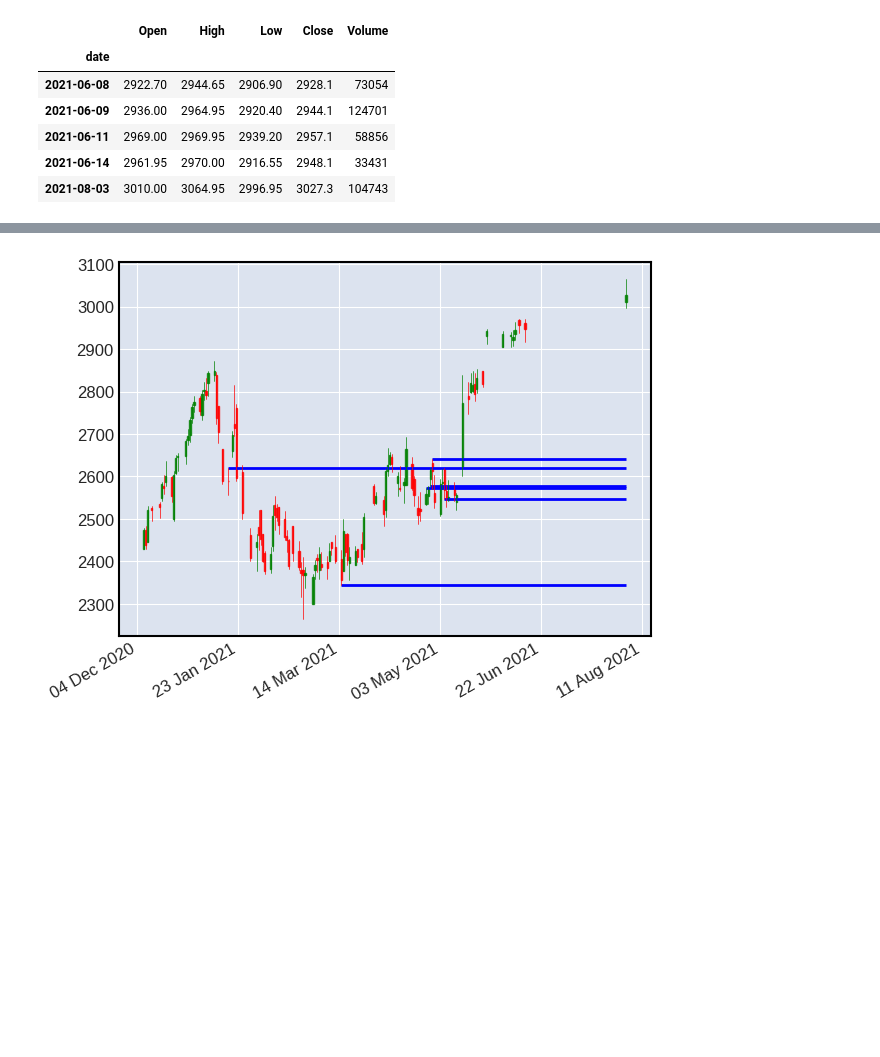
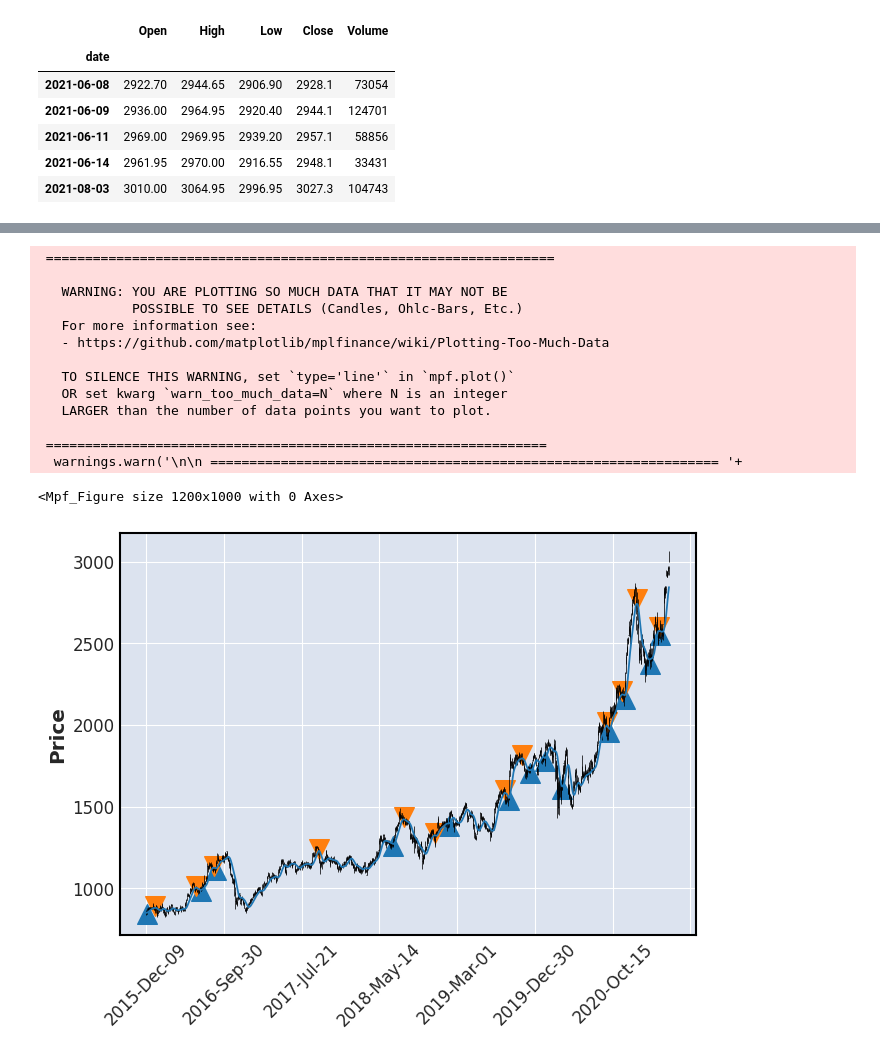
Before and after one commit to anshulthakur/experimental, a Jupyter notebook: analytics/stocks/Stocks Visualization.ipynb, the cells around one changed output, grey strips where cells are left out. Saved outputs shown, nothing was run; the diff lists cells and outputs as text; code cells hidden in the pictures; blank space fills up the shorter version.

```diff
--- a/analytics/stocks/Stocks Visualization.ipynb
+++ b/analytics/stocks/Stocks Visualization.ipynb
@@ -229,3 +275,31 @@ for i in range(2,df.shape[0]-2):
+# %%
+#Find maximas and minimas on the EMA values now
+import numpy as np
+min_levels = [np.nan]
+max_levels = [np.nan]
+
+for i in range(1,df.shape[0]-1):
+  if isMinima(df,i):
+    #min_levels.append((i,df['EMA_SMA'][i]))
+    #min_levels.append(df['EMA_SMA'][i]*0.99)
+    if isFarFromLevel(df['EMA_SMA'][i], margin, min_levels):
+        min_levels.append(df['EMA_SMA'][i]*0.99)
+    else:
+        min_levels.append(np.nan)
+  else:
+    min_levels.append(np.nan)
+  if isMaxima(df,i):
+    #max_levels.append((i,df['EMA_SMA'][i]))
+    #max_levels.append(df['EMA_SMA'][i]*1.01)
+    if isFarFromLevel(df['EMA_SMA'][i], margin, max_levels):
+      max_levels.append(df['EMA_SMA'][i]*1.01)
+    else:
+      max_levels.append(np.nan)
+  else:
+    max_levels.append(np.nan)
+
+min_levels.append(np.nan)
+max_levels.append(np.nan)
 # %%
 def plot_all(df, levels):
   fig, ax = plt.subplots()
@@ -252,9 +326,32 @@ df.head()
 # %%
 from matplotlib.dates import date2num
-df_1 = df.reset_index()
-df_1['date'] = date2num(df_1['date'])
-df_1.head()
+#df_1 = df.reset_index()
+#df_1['date'] = date2num(df_1['date'])
+#df_1.head()
 
-plot_all(df_1, levels)
+#plot_all(df_1, levels)
+fig = mpf.figure(style='yahoo', figsize=(12,10))
+
+#print(len(min_levels))
+#print(len(max_levels))
+#print(len(df))
+ap = [mpf.make_addplot(df['EMA_SMA']),
+      mpf.make_addplot(min_levels, type='scatter', markersize=200,marker='^'),
+      mpf.make_addplot(max_levels, type='scatter', markersize=200,marker='v')]
+mpf.plot(df, addplot = ap)
 # %% [output]
+ =================================================================
+
+   WARNING: YOU ARE PLOTTING SO MUCH DATA THAT IT MAY NOT BE
+            POSSIBLE TO SEE DETAILS (Candles, Ohlc-Bars, Etc.)
+   For more information see:
+   - https://github.com/matplotlib/mplfinance/wiki/Plotting-Too-Much-Data
+
+   TO SILENCE THIS WARNING, set `type='line'` in `mpf.plot()`
+   OR set kwarg `warn_too_much_data=N` where N is an integer
+   LARGER than the number of data points you want to plot.
+
+ ================================================================
+  warnings.warn('\n\n ================================================================= '+
+<Mpf_Figure size 1200x1000 with 0 Axes>
-[figure, old version]
+[figure, new version]
```
Also changed, not shown: parts of 16 cells of this notebook.
